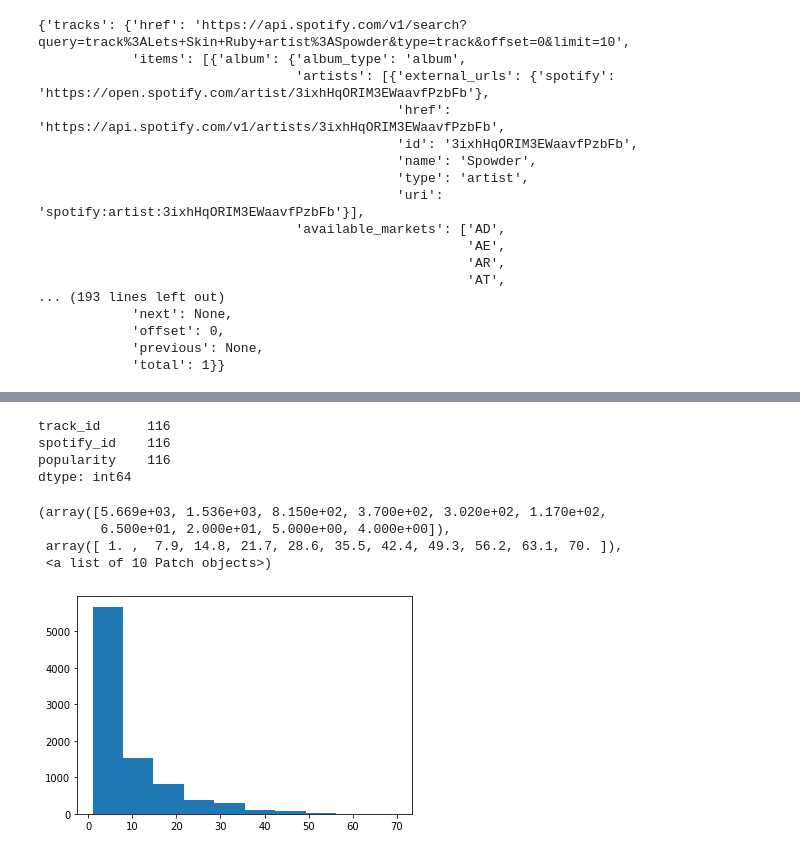
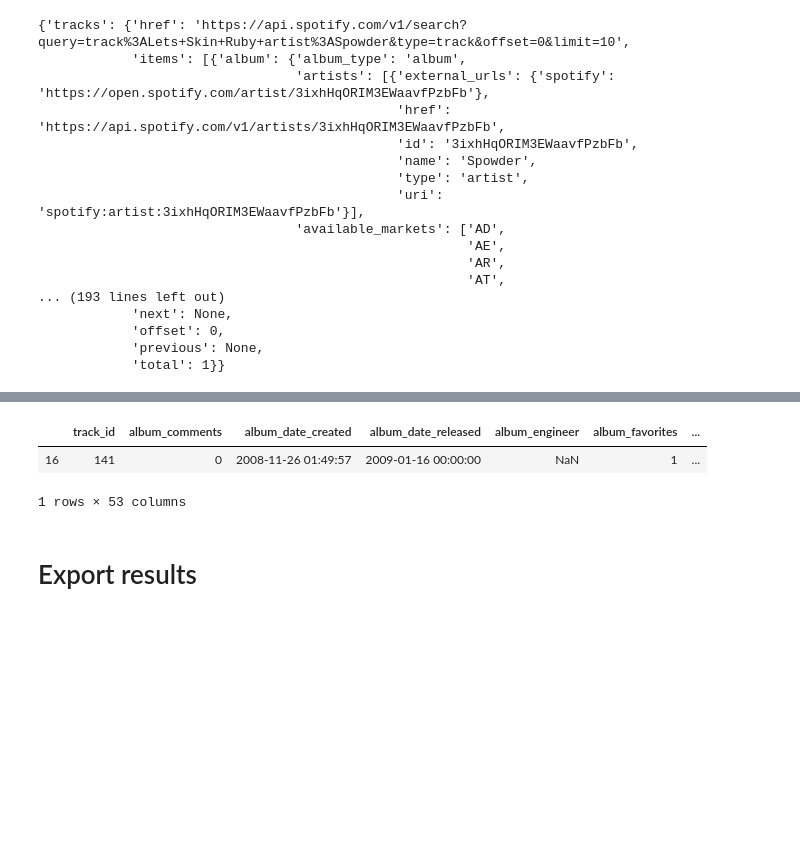
Before and after one commit to MarcelWepper/Spotify-DataMining-Project, a Jupyter notebook: Spotify Popularity.ipynb, the cells around one changed output, grey strips where cells are left out. Drawn from its saved outputs; the diff is of its cells as text; code cells hidden in the pictures; blank space fills up the shorter version.

```diff
--- a/Spotify Popularity.ipynb
+++ b/Spotify Popularity.ipynb
@@ -14,0 +3,12 @@ tracks.head()
+# %%
+import pandas as pd
+
+tracks = pd.read_csv("C:/Data/fma_metadata/tracks.csv", header=[0,1,2])
+
+tracks = tracks.set_index(tracks['Unnamed: 0_level_0']['Unnamed: 0_level_1']['track_id'])
+tracks = tracks.drop('track_id', axis=1, level=2)
+tracks.columns = tracks.columns.droplevel(2)
+
+tracks.columns = ['_'.join(col).strip() for col in tracks.columns.values]
+
+tracks.head()
@@ -89,18 +136,10 @@ Name: popularity, dtype: float64
+# %%
+tracks[tracks["track_id"]==141]
+# %% [output]
+|  | track_id | album_comments | album_date_created | album_date_released | album_engineer | album_favorites | ... |
+| 16 | 141 | 0 | 2008-11-26 01:49:57 | 2009-01-16 00:00:00 | NaN | 1 | ... |
+1 rows × 53 columns
+# %% [markdown]
+# Export results
 # %%
 tracks_in_spotify.to_csv("C:/Data/tracksinspotify.csv")
-# %%
-tracks_in_spotify[tracks_in_spotify["popularity"] > 40].count()
-# %% [output]
-track_id      116
-spotify_id    116
-popularity    116
-dtype: int64
-# %%
-import matplotlib.pyplot as plt
-plt.hist(tracks_in_spotify[tracks_in_spotify["popularity"] > 0]["popularity"])
-# %% [output]
-(array([5.669e+03, 1.536e+03, 8.150e+02, 3.700e+02, 3.020e+02, 1.170e+02,
-        6.500e+01, 2.000e+01, 5.000e+00, 4.000e+00]),
- array([ 1. ,  7.9, 14.8, 21.7, 28.6, 35.5, 42.4, 49.3, 56.2, 63.1, 70. ]),
- <a list of 10 Patch objects>)
-[figure, removed]
```
Also changed, not shown: parts of 17 cells of this notebook, 2 other files.
